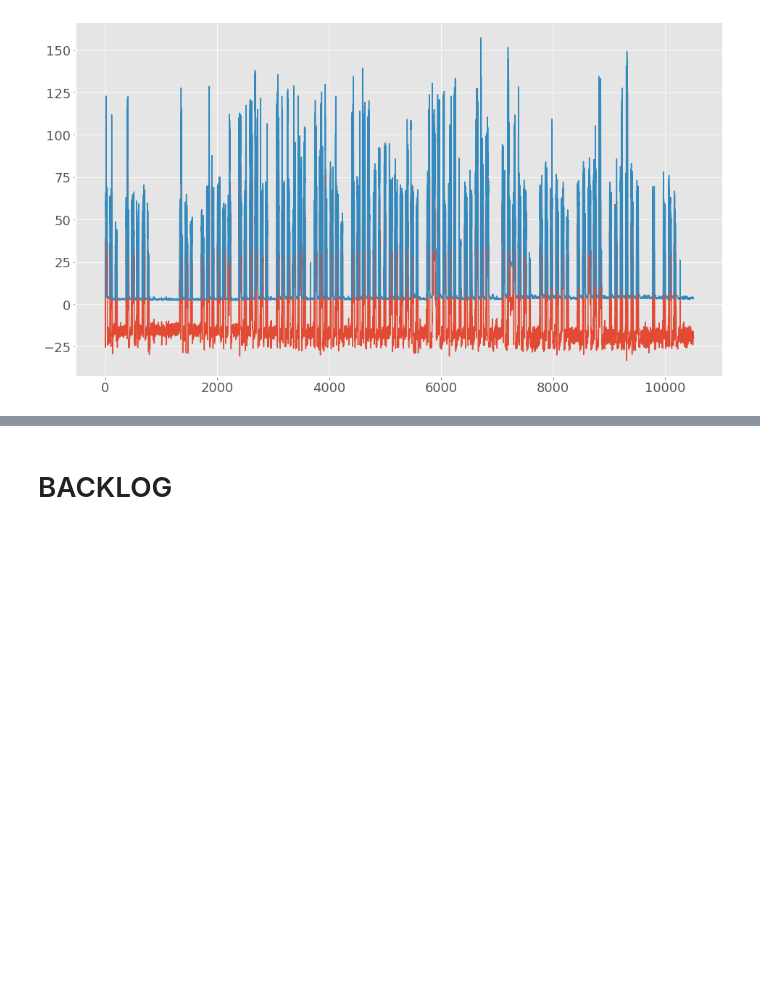
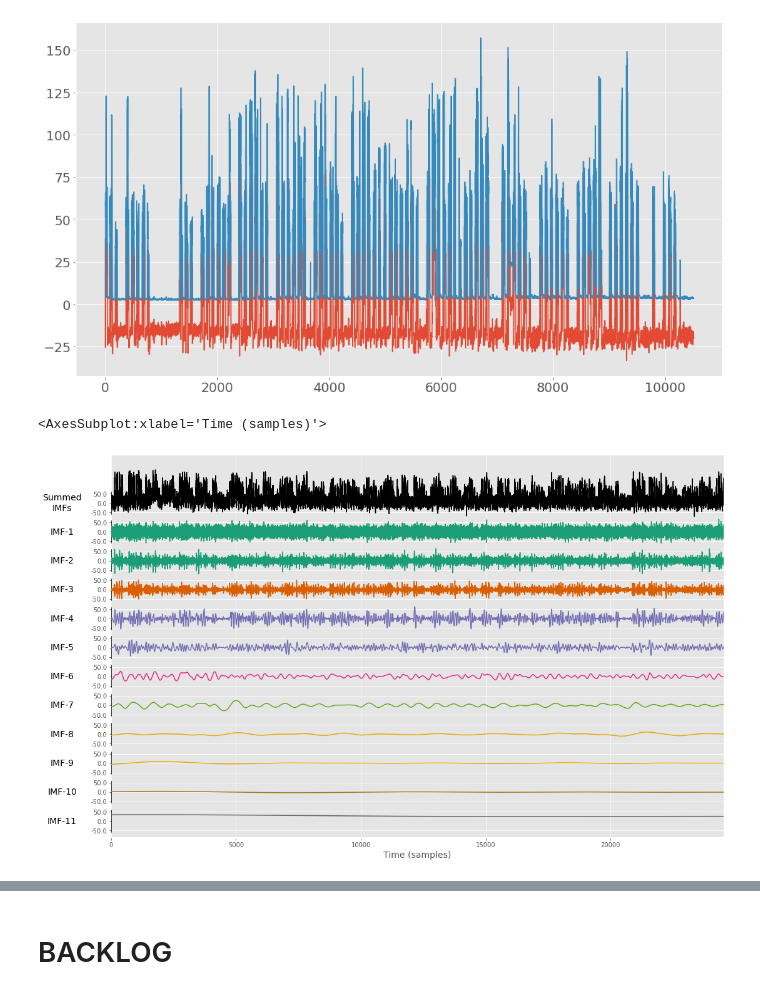
Before and after one commit to ImPerplexed/Thesis_212_BuiTuanKiet, a Jupyter notebook: thesis.ipynb, the cells around one changed output, grey strips where cells are left out. Cells and saved outputs as stored; diff of their text form; code cells hidden in the pictures; blank space fills up the shorter version.

```diff
--- a/thesis.ipynb
+++ b/thesis.ipynb
@@ -663,3 +683,9 @@ plt.plot(test.values)
 # %% [output]
 [<matplotlib.lines.Line2D at 0x...>]
 [figure]
+# %%
+imf_eemd = emd.sift.ensemble_sift(np.array(train), nensembles=4, nprocesses=6, ensemble_noise=1, imf_opts={'sd_thresh': 0.1})
+emd.plotting.plot_imfs(imf_eemd)
+# %% [output]
+<AxesSubplot:xlabel='Time (samples)'>
+[figure, added]
```
Also changed, not shown: parts of 31 cells of this notebook.
